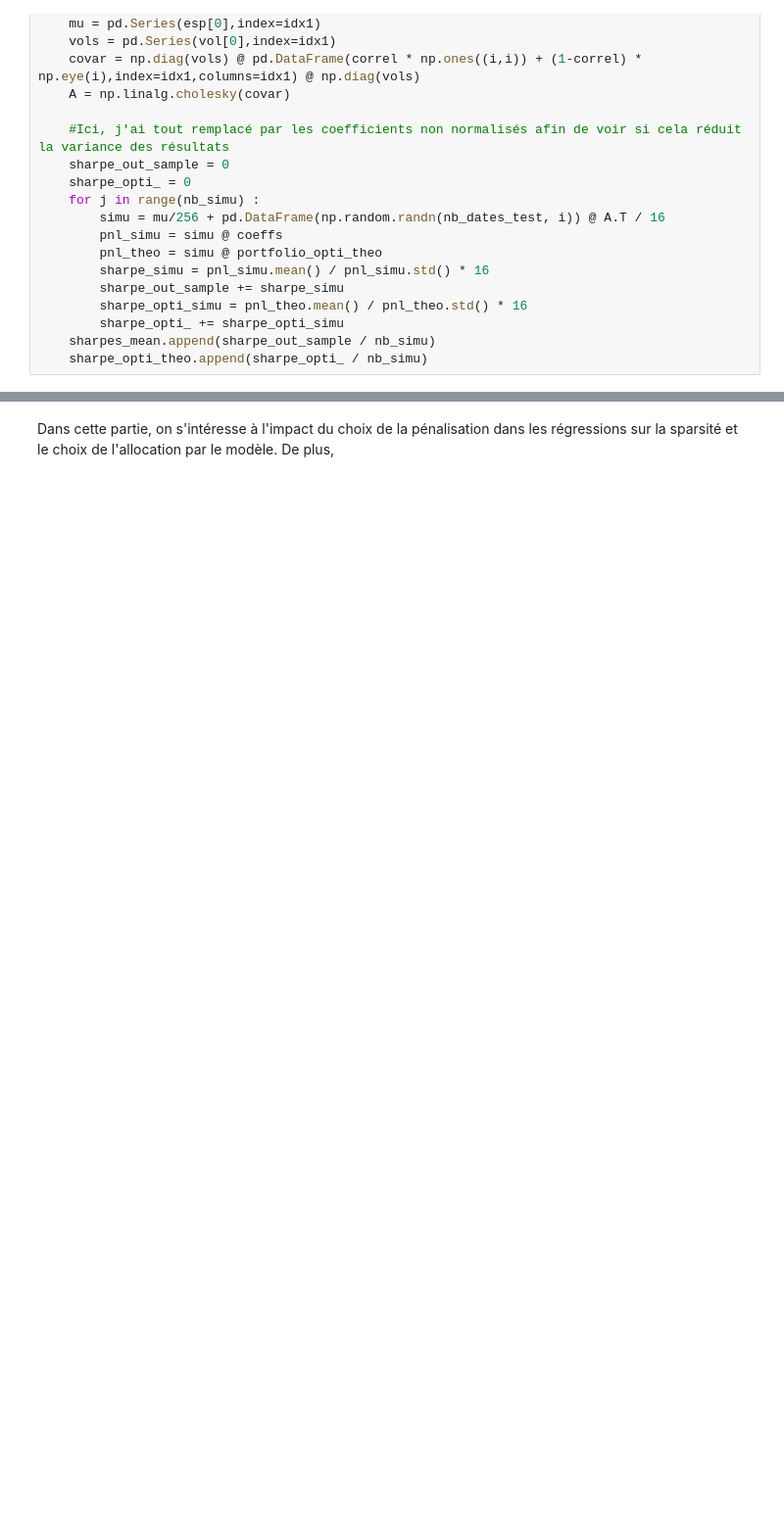
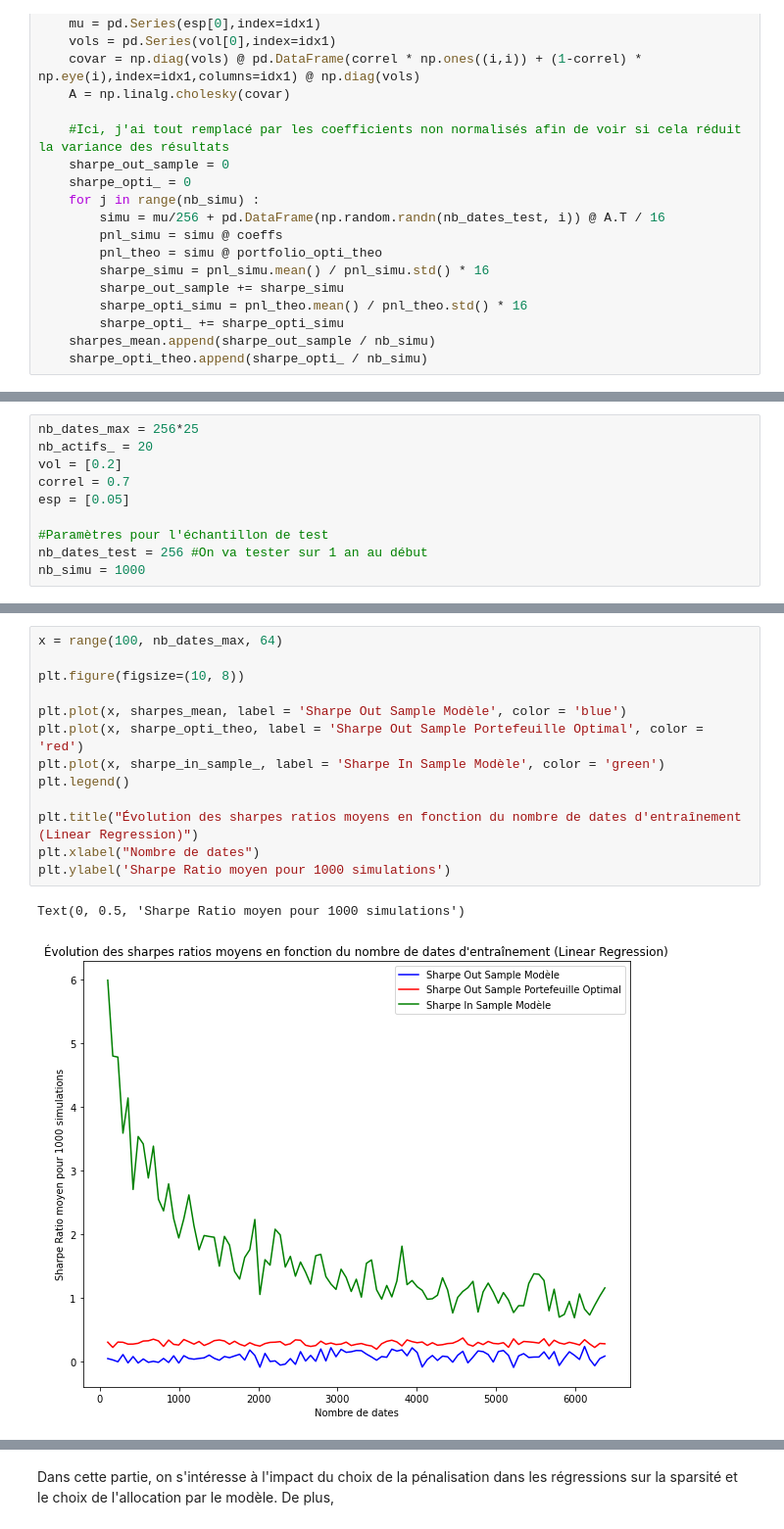
Before and after one commit to PyTomSss/StatApp_M1_ENSAE, a Jupyter notebook: Brouillon_Tom/Notebook_brouillon_Tom.ipynb, the cells around one changed output, grey strips where cells are left out. Shown at 98% size. Saved outputs shown, nothing was run; the diff lists cells and outputs as text; blank space fills up the shorter version.

```diff
--- a/Brouillon_Tom/Notebook_brouillon_Tom.ipynb
+++ b/Brouillon_Tom/Notebook_brouillon_Tom.ipynb
@@ -789,0 +793,10 @@ Dans cette partie, nous allons considérer plusiers blocs d'actifs ayant des loi
+# %%
+nb_dates_max = 256*25
+nb_actifs_ = 20
+vol = [0.2]
+correl = 0.7
+esp = [0.05]
+
+#Paramètres pour l'échantillon de test
+nb_dates_test = 256 #On va tester sur 1 an au début
+nb_simu = 1000
@@ -789,0 +848,16 @@ Dans cette partie, nous allons considérer plusiers blocs d'actifs ayant des loi
+# %%
+x = range(100, nb_dates_max, 64)
+
+plt.figure(figsize=(10, 8))
+
+plt.plot(x, sharpes_mean, label = 'Sharpe Out Sample Modèle', color = 'blue')
+plt.plot(x, sharpe_opti_theo, label = 'Sharpe Out Sample Portefeuille Optimal', color = 'red')
+plt.plot(x, sharpe_in_sample_, label = 'Sharpe In Sample Modèle', color = 'green')
+plt.legend()
+
+plt.title("Évolution des sharpes ratios moyens en fonction du nombre de dates d'entraînement (Linear Regression)")
+plt.xlabel("Nombre de dates")
+plt.ylabel('Sharpe Ratio moyen pour 1000 simulations')
+# %% [output]
+Text(0, 0.5, 'Sharpe Ratio moyen pour 1000 simulations')
+[figure, added]
```
Also changed, not shown: parts of 7 cells of this notebook.
